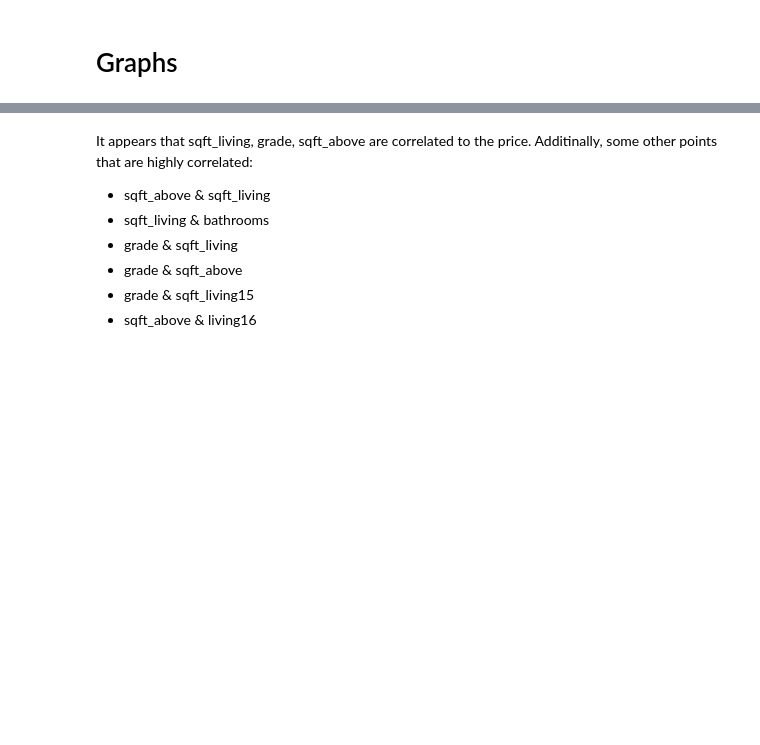
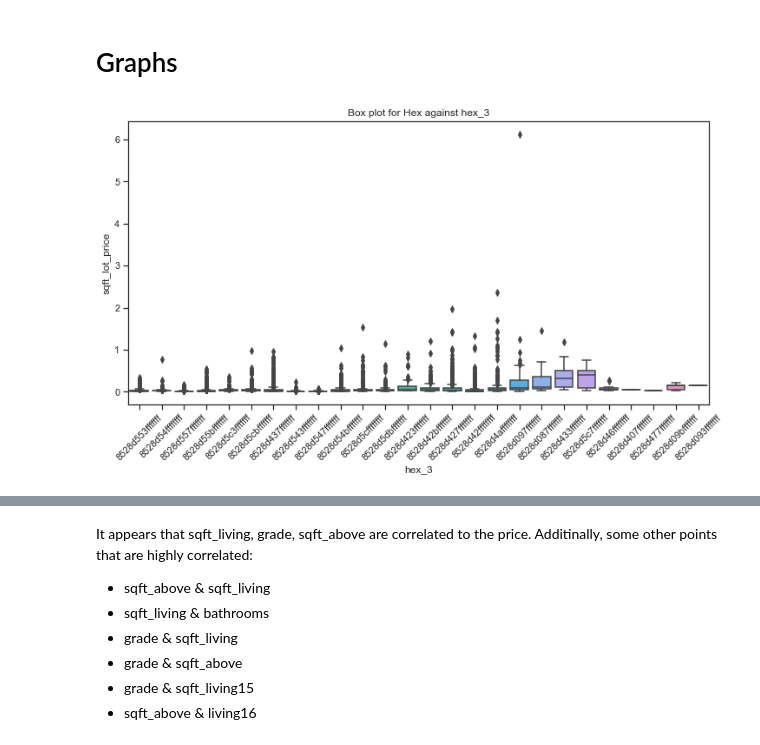
Before and after one commit to urgpan/quijoman, a Jupyter notebook: python/jonty_regression_model.ipynb, the cells around one changed output, grey strips where cells are left out. Saved outputs shown, nothing was run; the diff lists cells and outputs as text; code cells hidden in the pictures; blank space fills up the shorter version.

Commit message:
jonty final changes to graphs

```diff
--- a/python/jonty_regression_model.ipynb
+++ b/python/jonty_regression_model.ipynb
@@ -114,3 +114,7 @@ sqft_living15     777
 sqft_lot15       8682
 price            3622
 dtype: int64
+# %%
+data = data.reset_index(drop=True)
+corr=data.corr()
+corr.style.background_gradient(cmap='coolwarm')
@@ -266,5 +372,15 @@ mean_sqft_lot15_price              float64
 dtype: object
 # %% [markdown]
 # Graphs
+# %%
+graph_data = data.drop(['date', 'lat', 'long', 'zipcode'], axis=1)
 # %%
 # data.groupby('hex_3').agg({'sqft_lot_price':['min', 'mean','max']})
+# %%
+plt.figure(figsize = (12, 6))
+sns.boxplot(x = 'hex_3', y = 'sqft_lot_price',  data = graph_data).set_title("Box plot for Hex against {}".format(col))
+xt = plt.xticks(rotation=45)
+
+plt.show()
+# %% [output]
+[figure, added]
```
Also changed, not shown: parts of 37 cells of this notebook.
